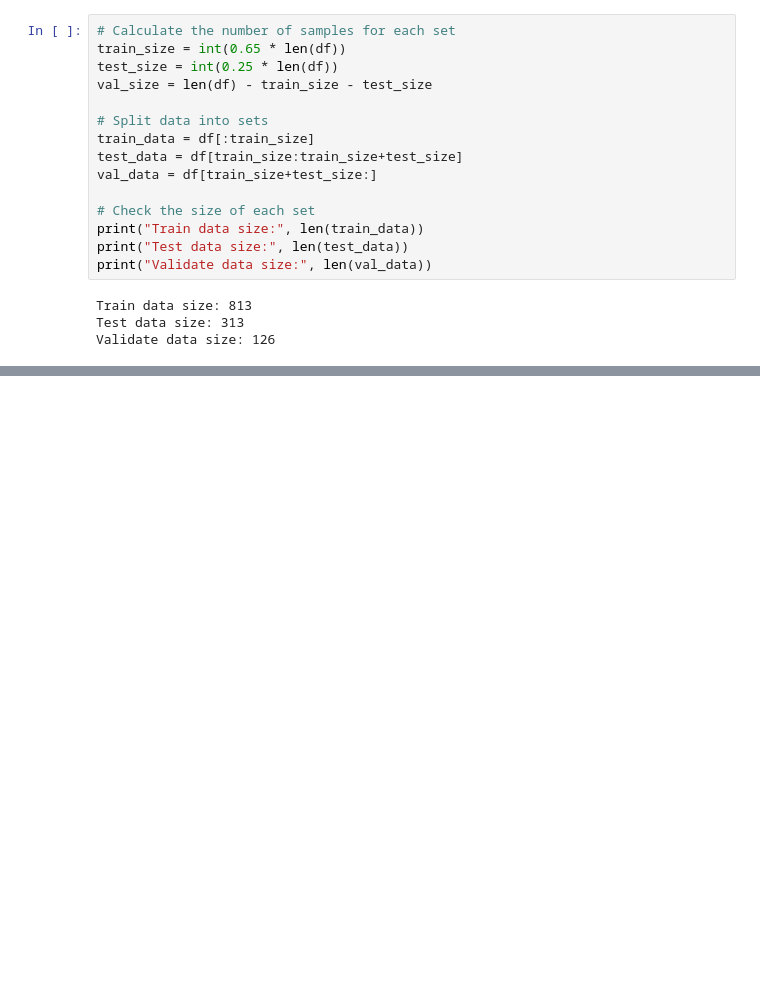
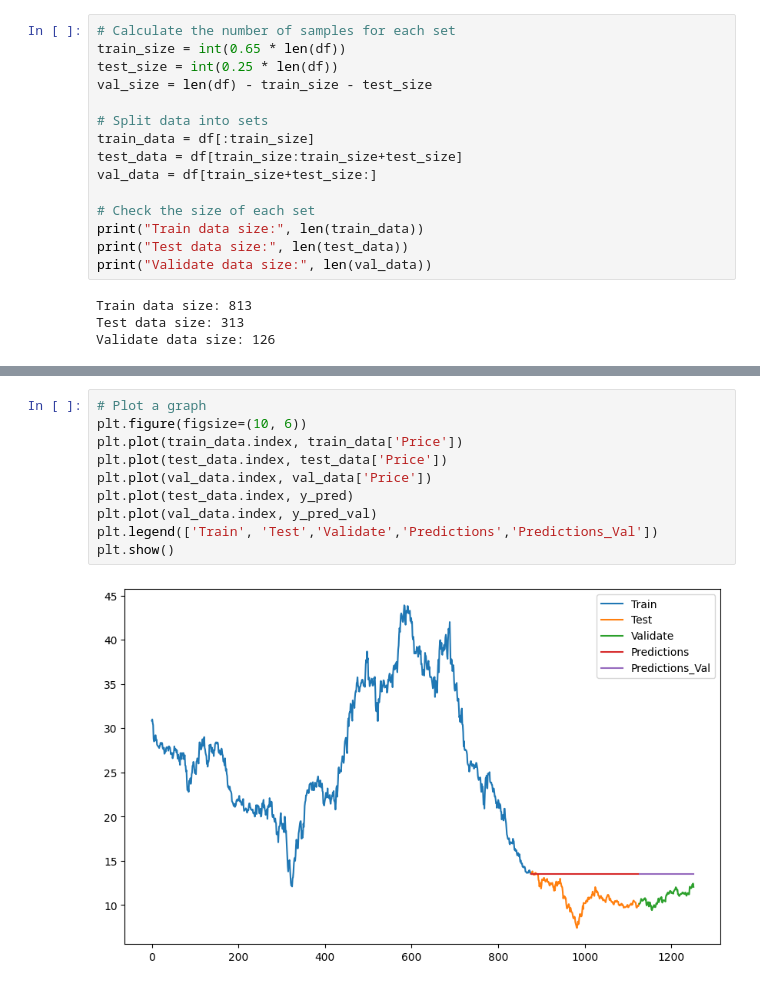
Before and after one commit to xuanquynhle/IS403.O21.HTCL_Team5, a Jupyter notebook: ARIMA_Model/arima-model-65-25-10.ipynb, the cells around one changed output, grey strips where cells are left out. Cells and saved outputs as stored; diff of their text form; blank space fills up the shorter version.

```diff
--- a/ARIMA_Model/arima-model-65-25-10.ipynb
+++ b/ARIMA_Model/arima-model-65-25-10.ipynb
@@ -76,0 +228,12 @@ Validate data size: 126
+# %%
+# Plot a graph
+plt.figure(figsize=(10, 6))
+plt.plot(train_data.index, train_data['Price'])
+plt.plot(test_data.index, test_data['Price'])
+plt.plot(val_data.index, val_data['Price'])
+plt.plot(test_data.index, y_pred)
+plt.plot(val_data.index, y_pred_val)
+plt.legend(['Train', 'Test','Validate','Predictions','Predictions_Val'])
+plt.show()
+# %% [output]
+[figure, added]
```
Also changed, not shown: parts of 21 cells of this notebook, 1 other file.
